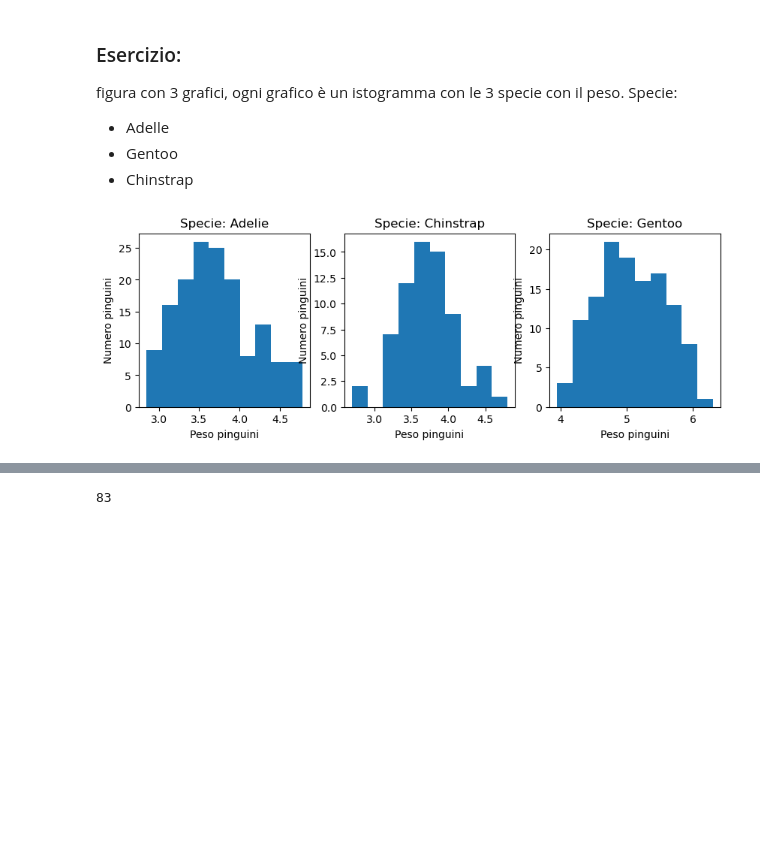
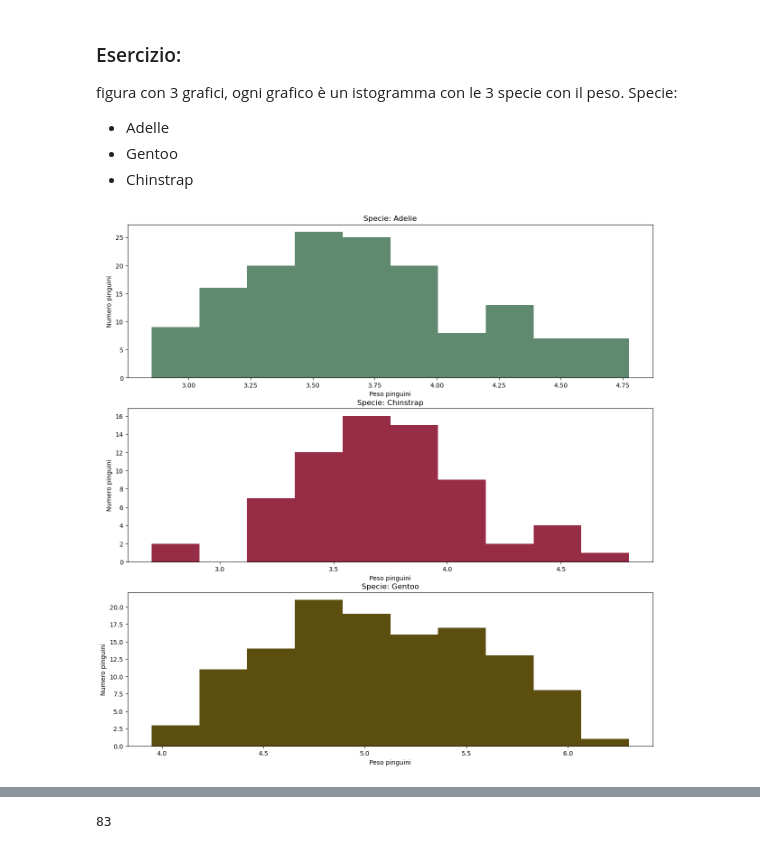
Before and after one commit to miglio-RE/microrobotica, a Jupyter notebook: Pandas.ipynb, the cells around one changed output, grey strips where cells are left out. Saved outputs shown, nothing was run; the diff lists cells and outputs as text; code cells hidden in the pictures; blank space fills up the shorter version.

```diff
--- a/Pandas.ipynb
+++ b/Pandas.ipynb
@@ -212,7 +216,7 @@ data
 344 rows × 7 columns
 # %%
 data_selected=data[["species", "body_mass_g"]].copy()
-data_selected.dropna(inplace=True)
+data_selected.dropna()
 data_selected
 # %% [output]
 |  | species | body_mass_g |
@@ -282,14 +286,17 @@ Specie:
 - Gentoo
 - Chinstrap
 # %%
-fig, axs= plt.subplots(figsize=(10,3),ncols=3, nrows=1)
+fig, axs= plt.subplots(figsize=(15,15),ncols=1, nrows=3)
 for i, specie in enumerate(data_selected["species"].unique()):
+    color=np.random.uniform(0, 1, 3)
     data_specie=data_selected[data_selected["species"]==specie]
     axs[i].set_title(f"Specie: {specie}")
     axs[i].set_xlabel("Peso pinguini")
     axs[i].set_ylabel("Numero pinguini")
 
-    axs[i].hist(data_specie["body_mass_kg"].values)
+
+    axs[i].hist(data_specie["body_mass_kg"].values, color=color, label=f"{specie}")
+
 plt.show()
 # %% [output]
-[figure, old version]
+[figure, new version]
```
Also changed, not shown: parts of 18 cells of this notebook, 10 other files.
